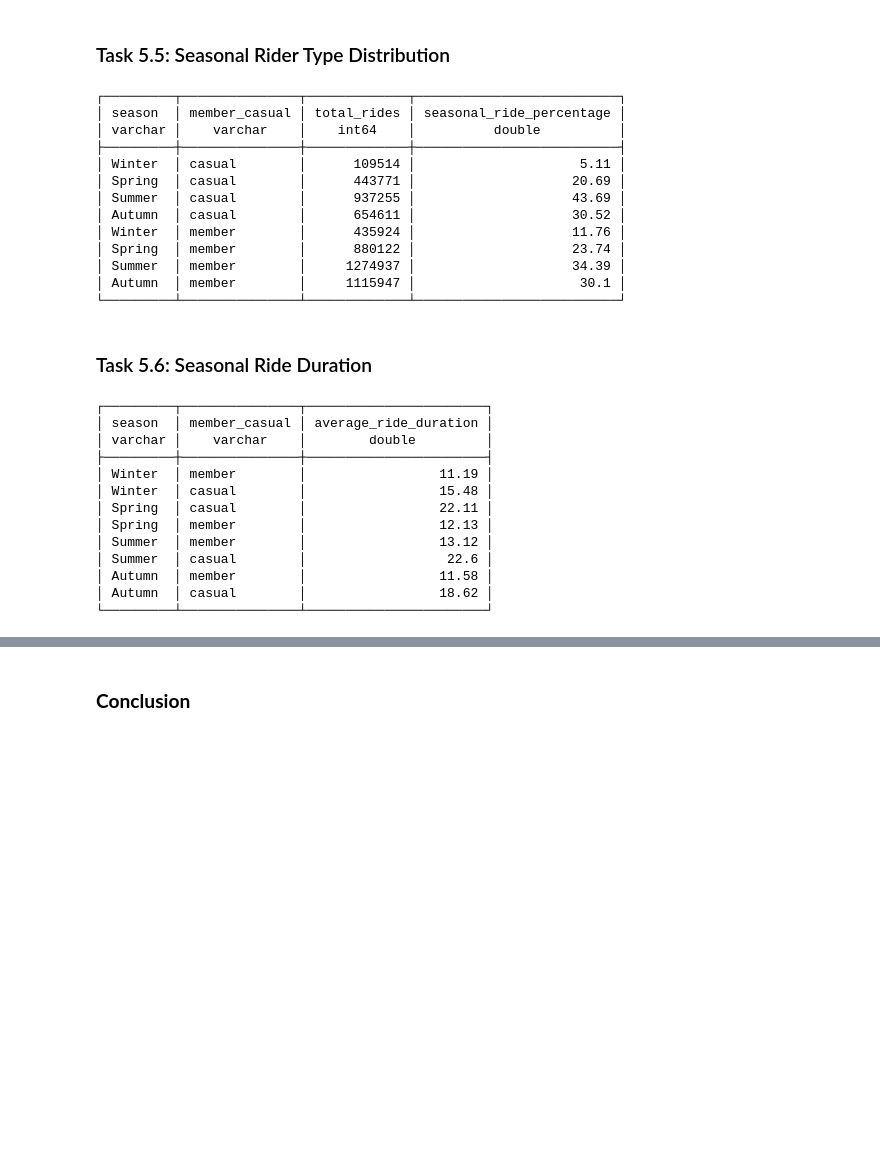
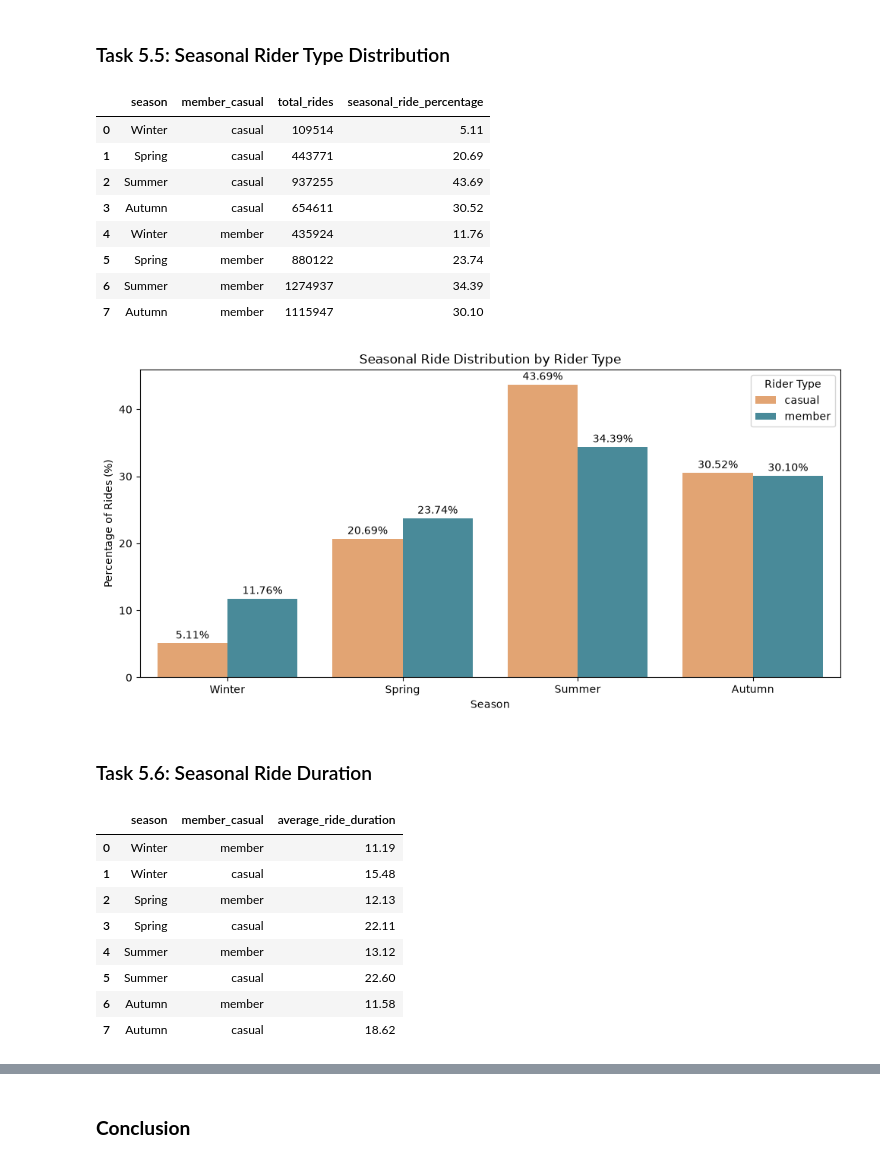
Before and after one commit to Cyberoctane29/Cyclistic-Bike-Share--Analyzing-Rider-Behavior, a Jupyter notebook: Cyclistic_Bike_Share_Member_vs_Casual_Rider_Behavior_Analysis.ipynb, the cells around one changed output, grey strips where cells are left out. Drawn from its saved outputs; the diff is of its cells as text; code cells hidden in the pictures; blank space fills up the shorter version.

```diff
--- a/Cyclistic_Bike_Share_Member_vs_Casual_Rider_Behavior_Analysis.ipynb
+++ b/Cyclistic_Bike_Share_Member_vs_Casual_Rider_Behavior_Analysis.ipynb
@@ -2616,7 +2658,7 @@ ORDER BY
 # %% [markdown]
 ### Task 5.5: Seasonal Rider Type Distribution
 # %%
-con.sql("""
+seasonal_rider_df = con.sql("""
 SELECT
 
     season,
@@ -2651,25 +2693,46 @@ ORDER BY
             ELSE 4
 
         END;
-""")
+""").df()
+
+seasonal_rider_df
 # %% [output]
-┌─────────┬───────────────┬─────────────┬──────────────────────────┐
-│ season  │ member_casual │ total_rides │ seasonal_ride_percentage │
-│ varchar │    varchar    │    int64    │          double          │
-├─────────┼───────────────┼─────────────┼──────────────────────────┤
-│ Winter  │ casual        │      109514 │                     5.11 │
-│ Spring  │ casual        │      443771 │                    20.69 │
-│ Summer  │ casual        │      937255 │                    43.69 │
-│ Autumn  │ casual        │      654611 │                    30.52 │
-│ Winter  │ member        │      435924 │                    11.76 │
-│ Spring  │ member        │      880122 │                    23.74 │
-│ Summer  │ member        │     1274937 │                    34.39 │
-│ Autumn  │ member        │     1115947 │                     30.1 │
-└─────────┴───────────────┴─────────────┴──────────────────────────┘
+|  | season | member_casual | total_rides | seasonal_ride_percentage |
+| 0 | Winter | casual | 109514 | 5.11 |
+| 1 | Spring | casual | 443771 | 20.69 |
+| 2 | Summer | casual | 937255 | 43.69 |
+| 3 | Autumn | casual | 654611 | 30.52 |
+| 4 | Winter | member | 435924 | 11.76 |
+| 5 | Spring | member | 880122 | 23.74 |
+| 6 | Summer | member | 1274937 | 34.39 |
+| 7 | Autumn | member | 1115947 | 30.10 |
+# %%
+plt.figure(figsize=(10, 5))
+
+ax = sns.barplot(
+    data=seasonal_rider_df,
+    x="season",
+    y="seasonal_ride_percentage",
+    hue="member_casual",
+    palette=RIDER_PALETTE
+)
+
+for container in ax.containers:
+    ax.bar_label(container, fmt="%.2f%%", padding=2)
+
+plt.title("Seasonal Ride Distribution by Rider Type")
+plt.xlabel("Season")
+plt.ylabel("Percentage of Rides (%)")
+plt.legend(title="Rider Type")
+
+plt.tight_layout()
+plt.show()
+# %% [output]
+[figure, added]
 # %% [markdown]
 ### Task 5.6: Seasonal Ride Duration
 # %%
-con.sql("""
+seasonal_duration_df = con.sql("""
 SELECT
 
     season,
@@ -2699,18 +2762,16 @@ ORDER BY
         ELSE 4
 
     END;
-""")
+""").df()
+
+seasonal_duration_df
 # %% [output]
-┌─────────┬───────────────┬───────────────────────┐
-│ season  │ member_casual │ average_ride_duration │
-│ varchar │    varchar    │        double         │
-├─────────┼───────────────┼───────────────────────┤
-│ Winter  │ member        │                 11.19 │
-│ Winter  │ casual        │                 15.48 │
-│ Spring  │ casual        │                 22.11 │
-│ Spring  │ member        │                 12.13 │
-│ Summer  │ member        │                 13.12 │
-│ Summer  │ casual        │                  22.6 │
-│ Autumn  │ member        │                 11.58 │
-│ Autumn  │ casual        │                 18.62 │
-└─────────┴───────────────┴───────────────────────┘
+|  | season | member_casual | average_ride_duration |
+| 0 | Winter | member | 11.19 |
+| 1 | Winter | casual | 15.48 |
+| 2 | Spring | member | 12.13 |
+| 3 | Spring | casual | 22.11 |
+| 4 | Summer | member | 13.12 |
+| 5 | Summer | casual | 22.60 |
+| 6 | Autumn | member | 11.58 |
+| 7 | Autumn | casual | 18.62 |
```
Also changed, not shown: parts of 29 cells of this notebook.
